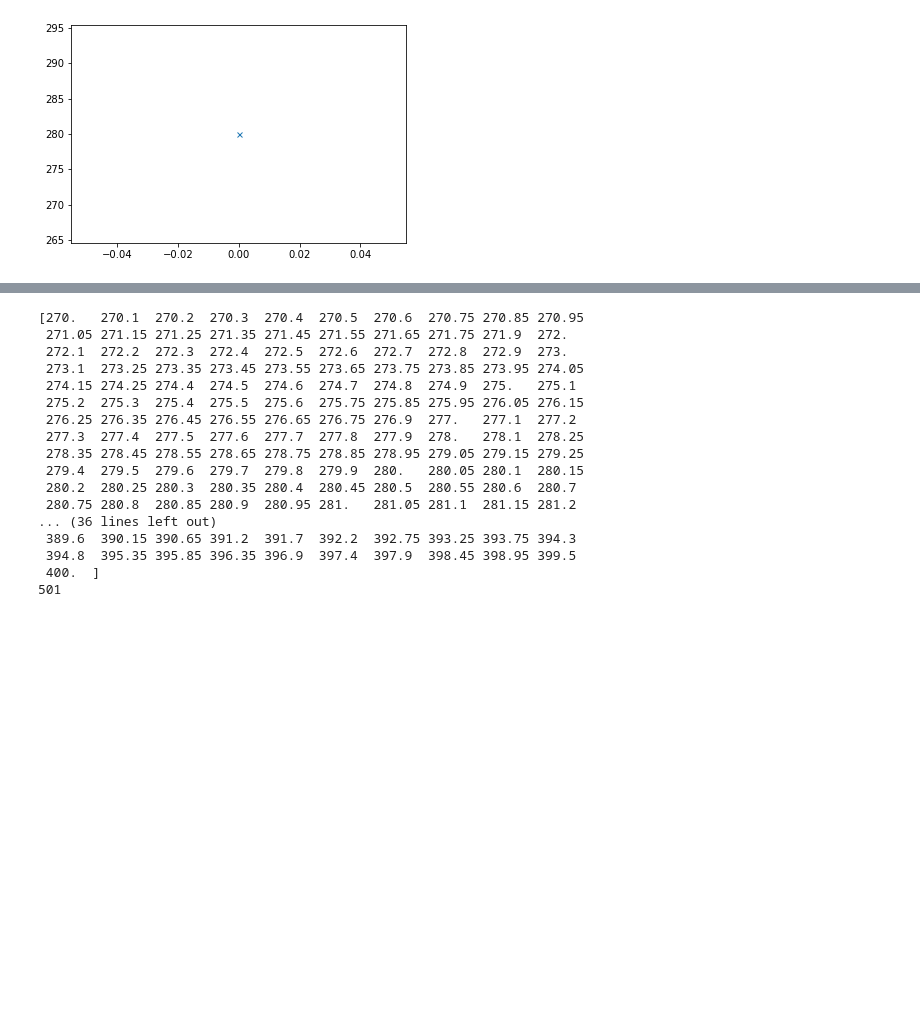
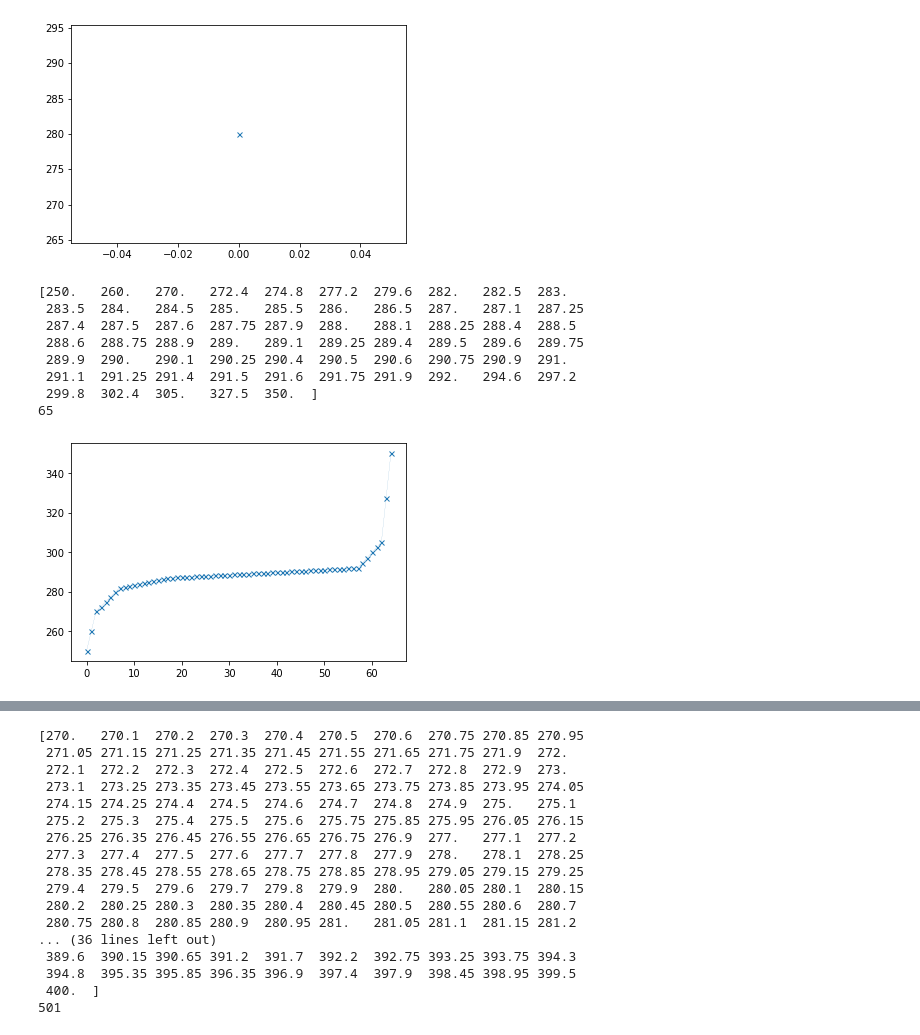
Before and after one commit to NSLS-II-SST/rsoxs_workflow, a Jupyter notebook: example/new scan stackv6.ipynb, the cells around one changed output, grey strips where cells are left out. Drawn from its saved outputs; the diff is of its cells as text; code cells hidden in the pictures; blank space fills up the shorter version.

Commit message:
adding in list frame option

```diff
--- a/example/new scan stackv6.ipynb
+++ b/example/new scan stackv6.ipynb
@@ -205,3 +172,16 @@ energies = get_energies(280)
 [280.]
 1
 [figure]
+# %%
+# also option to have frames as a list of exact numbers needed in each region
+energies = get_energies('c',[2,5,10,40,5,2])
+# %% [output]
+[250.   260.   270.   272.4  274.8  277.2  279.6  282.   282.5  283.
+ 283.5  284.   284.5  285.   285.5  286.   286.5  287.   287.1  287.25
+ 287.4  287.5  287.6  287.75 287.9  288.   288.1  288.25 288.4  288.5
+ 288.6  288.75 288.9  289.   289.1  289.25 289.4  289.5  289.6  289.75
+ 289.9  290.   290.1  290.25 290.4  290.5  290.6  290.75 290.9  291.
+ 291.1  291.25 291.4  291.5  291.6  291.75 291.9  292.   294.6  297.2
+ 299.8  302.4  305.   327.5  350.  ]
+65
+[figure, added]
```
Also changed, not shown: parts of 3 cells of this notebook, 2 other files.
